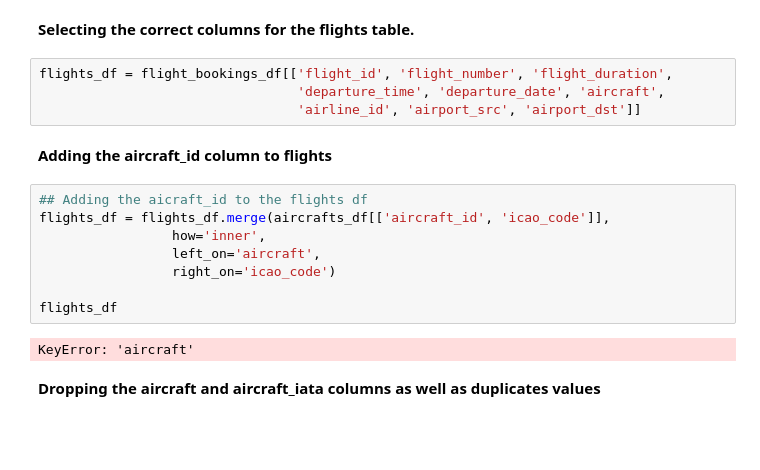
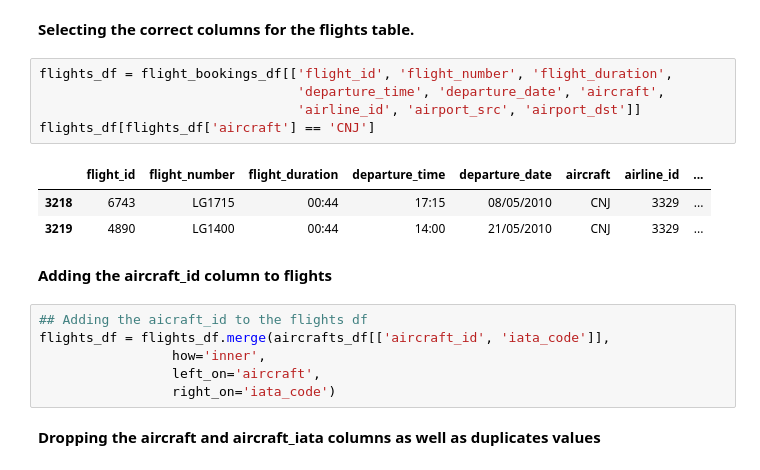
Before and after one commit to hadri96/Travel_agency_database, a Jupyter notebook: Datasets_exploration.ipynb, the cells around one changed output. Drawn from its saved outputs; the diff is of its cells as text; blank space fills up the shorter version.

```diff
--- a/Datasets_exploration.ipynb
+++ b/Datasets_exploration.ipynb
@@ -484,19 +460,20 @@ flight_bookings_trimmed_df.to_csv('Datasets/cleaned/flight_bookings.csv', index=
 # %%
 flights_df = flight_bookings_df[['flight_id', 'flight_number', 'flight_duration',
                                  'departure_time', 'departure_date', 'aircraft',
                                  'airline_id', 'airport_src', 'airport_dst']]
+flights_df[flights_df['aircraft'] == 'CNJ']
+# %% [output]
+|  | flight_id | flight_number | flight_duration | departure_time | departure_date | aircraft | airline_id | ... |
+| 3218 | 6743 | LG1715 | 00:44 | 17:15 | 08/05/2010 | CNJ | 3329 | ... |
+| 3219 | 4890 | LG1400 | 00:44 | 14:00 | 21/05/2010 | CNJ | 3329 | ... |
 # %% [markdown]
 **Adding the aircraft_id column to flights**
 # %%
 ## Adding the aicraft_id to the flights df
-flights_df = flights_df.merge(aircrafts_df[['aircraft_id', 'icao_code']],
+flights_df = flights_df.merge(aircrafts_df[['aircraft_id', 'iata_code']],
                  how='inner',
                  left_on='aircraft',
-                 right_on='icao_code')
-
-flights_df
+                 right_on='iata_code')
-# %% [output]
-KeyError: 'aircraft'
 # %% [markdown]
 **Dropping the aircraft and aircraft_iata columns as well as duplicates values**
 # %%
```
Also changed, not shown: parts of 7 cells of this notebook, 10 other files.
